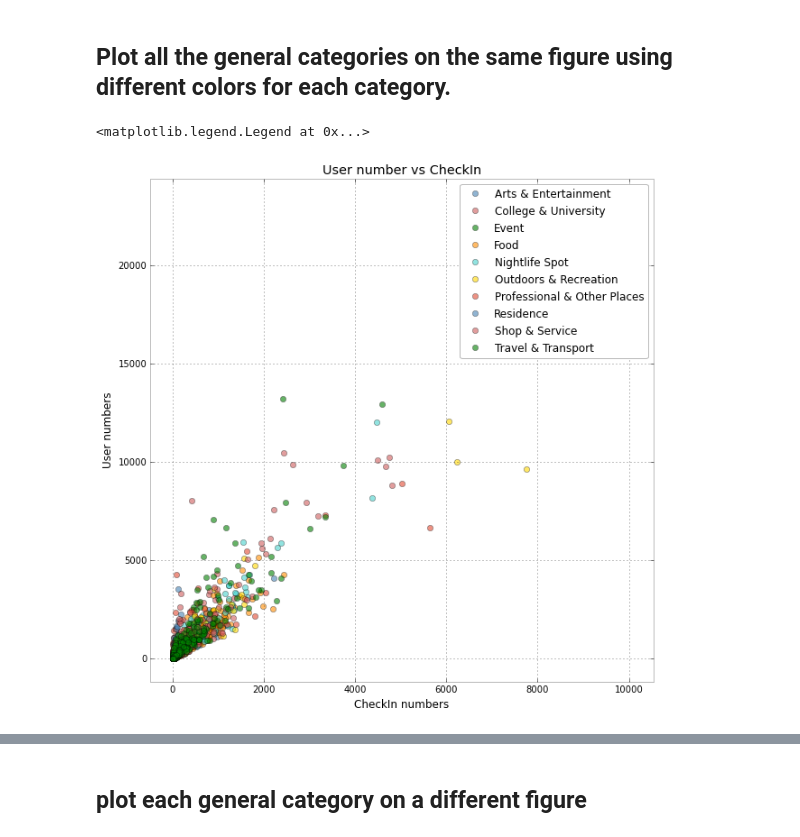
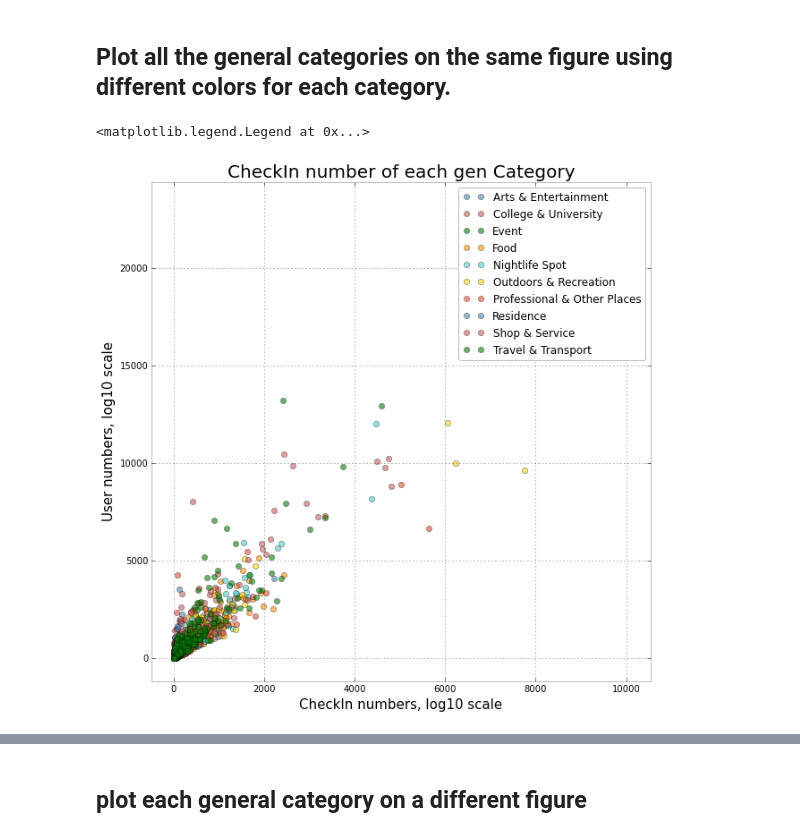
Before and after one commit to Elixeus/ads_project_shared_code, a Jupyter notebook: analysis.ipynb, the cells around one changed output, grey strips where cells are left out. Cells and saved outputs as stored; diff of their text form; code cells hidden in the pictures.

```diff
--- a/analysis.ipynb
+++ b/analysis.ipynb
@@ -94,20 +94,19 @@ data2.head()
 # %%
 # group the data by general category
 groups = data2.groupby('genCategory')
 # create a 10 * 10 figure
 fig, ax = plt.subplots(figsize=(10,10))
 # add 5% padding to the autoscaling
 ax.margins(0.05)
 # plot all the general categories
 for name, group in groups:
     ax.plot(group.users, group.checkIns, marker='o',
             linestyle='', ms=6, alpha=.6, label=name )
 
-ax.set_ylabel('User numbers')
-ax.set_xlabel('CheckIn numbers')
-ax.set_title('User number vs CheckIn')
+ax.set_ylabel('User numbers, log10 scale', fontsize=15)
+ax.set_xlabel('CheckIn numbers, log10 scale', fontsize=15)
+ax.set_title('CheckIn number of each gen Category', fontsize=20)
 ax.legend()
-ax.legend(numpoints=1)
 # %% [output]
 <matplotlib.legend.Legend at 0x...>
-[figure, old version]
+[figure, new version]
```
Also changed, not shown: parts of 11 cells of this notebook.
